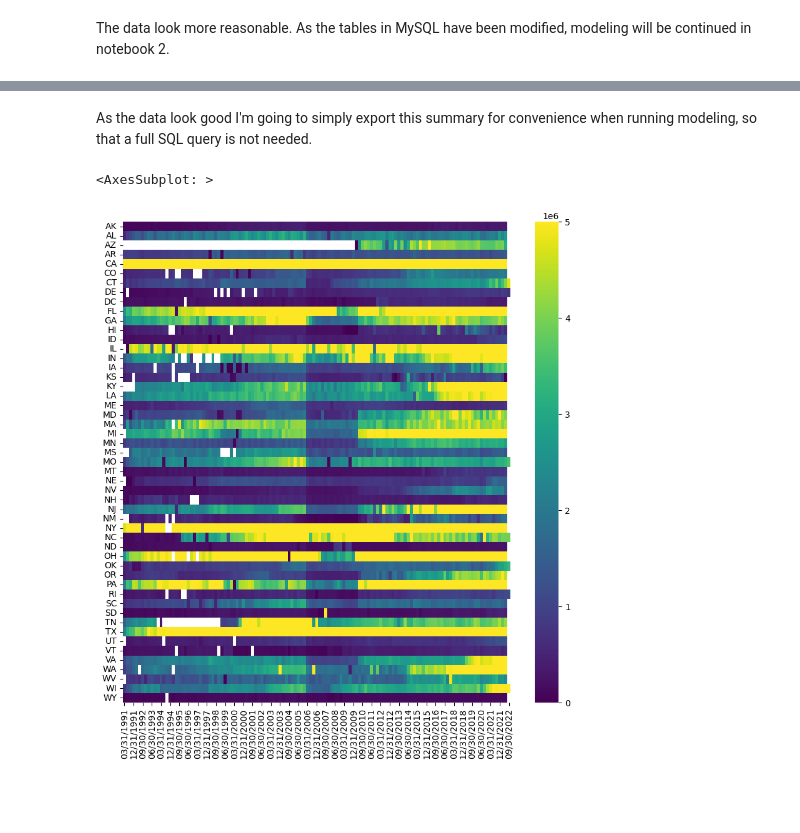
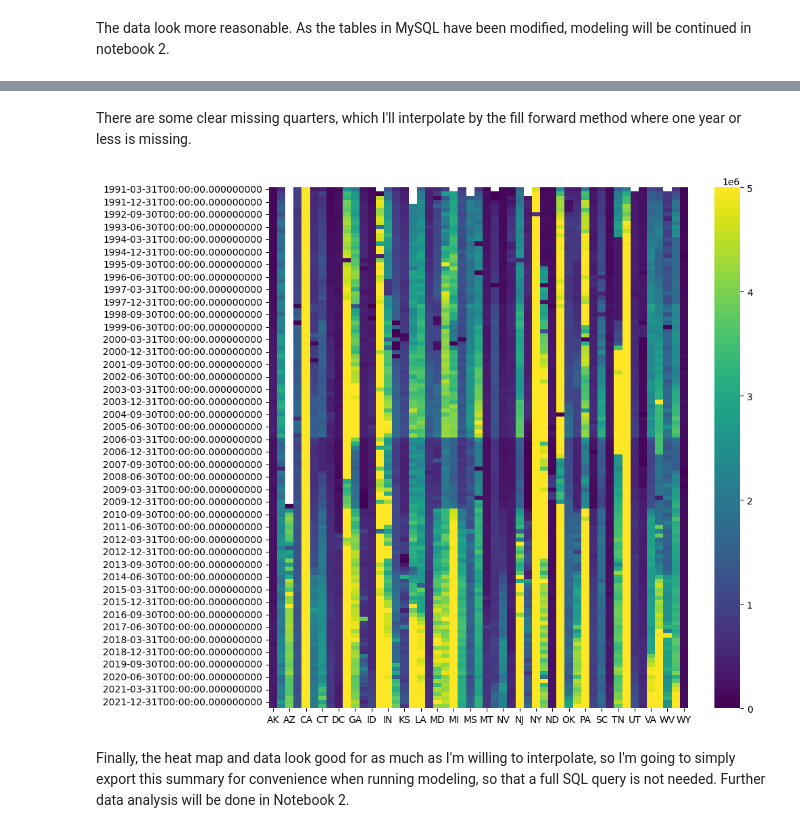
Before and after one commit to AlbertWKing/Medicaid-Capstone, a Jupyter notebook: AlbertKing_MedicaidCapstone_Book1.ipynb, the cells around one changed output, grey strips where cells are left out. Saved outputs shown, nothing was run; the diff lists cells and outputs as text; code cells hidden in the pictures; blank space fills up the shorter version.

```diff
--- a/AlbertKing_MedicaidCapstone_Book1.ipynb
+++ b/AlbertKing_MedicaidCapstone_Book1.ipynb
@@ -495,4 +679,25 @@ quarterly_rx_state_data
+# %% [markdown]
+There are some clear missing quarters, which I'll interpolate by the fill forward method where one year or less is missing.
+# %%
+# interpolation - RUN THIS CELL TWICE - it errors the first time, then works - I'm very unsure what happens.
+
+# time needs to be in index
+quarterly_rx_state_data_df = quarterly_rx_state_data_df.T
+
+# converting index to datetime type
+quarterly_rx_state_data_df.index = pd.to_datetime(quarterly_rx_state_data_df.index)
+
+# pandas fill forward
+quarterly_rx_state_data_df.interpolate(method='ffill', inplace=True)
+
+
+# plotting modified data
+fig, ax = plt.subplots(figsize=(10,10))
+
+sb.heatmap(quarterly_rx_state_data_df,vmax=5000000,cmap="viridis");
+# %% [output]
+[figure, added]
 # %% [markdown]
-As the data look good I'm going to simply export this summary for convenience when running modeling, so that a full SQL query is not needed.
+Finally, the heat map and data look good for as much as I'm willing to interpolate, so I'm going to simply export this summary for convenience when running modeling, so that a full SQL query is not needed. Further data analysis will be done in Notebook 2.
 # %%
 # export quarterly data summary to csv
@@ -500,7 +706,0 @@ quarterly_rx_state_data.to_csv('data/quarterly_rx_state.csv')
-# %%
-fig, ax = plt.subplots(figsize=(10,10))
-
-sb.heatmap(quarterly_rx_state_data,vmax=5000000,cmap="viridis")
-# %% [output]
-<AxesSubplot: >
-[figure, removed]
```
Also changed, not shown: parts of 40 cells of this notebook, 3 other files.
